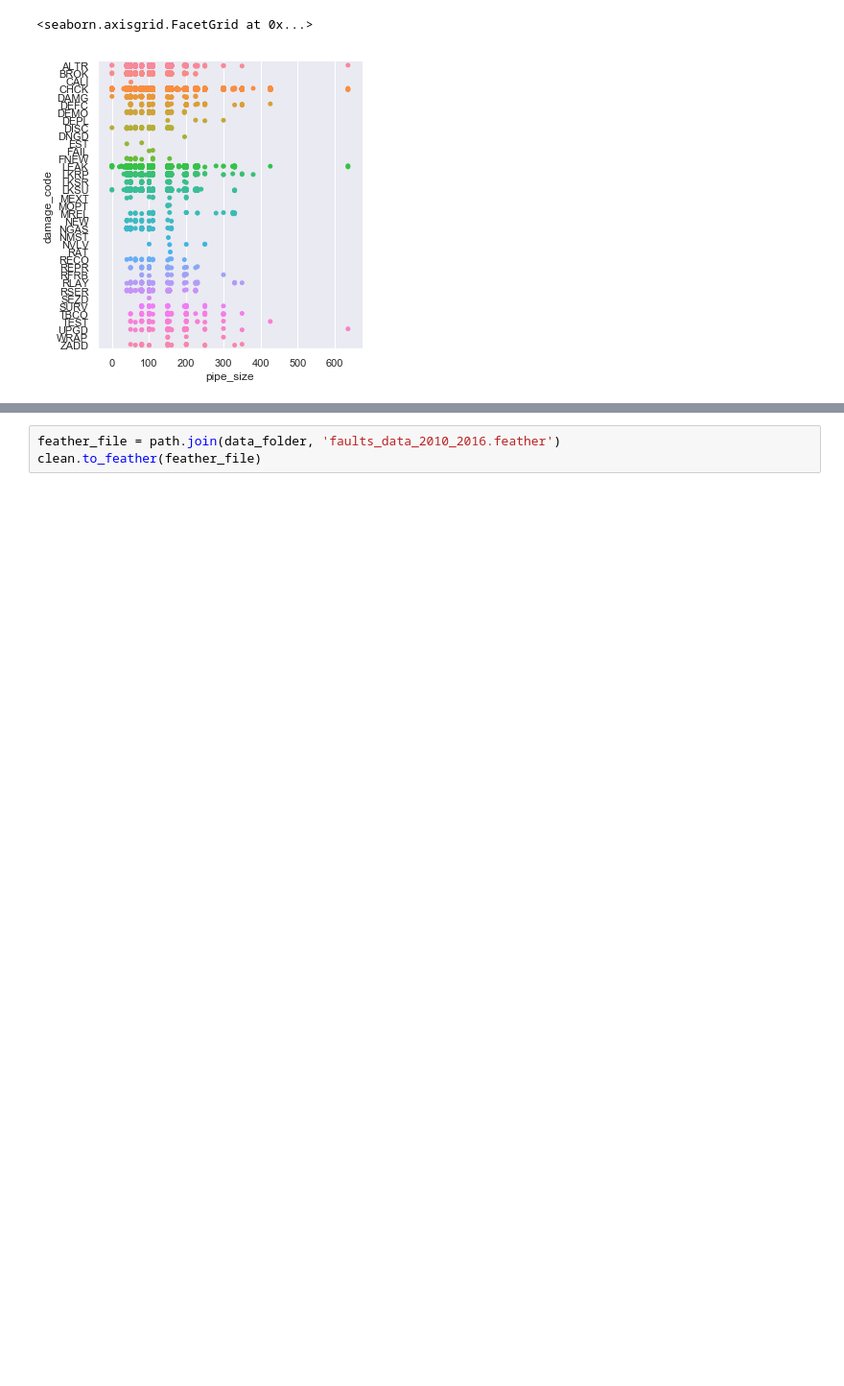
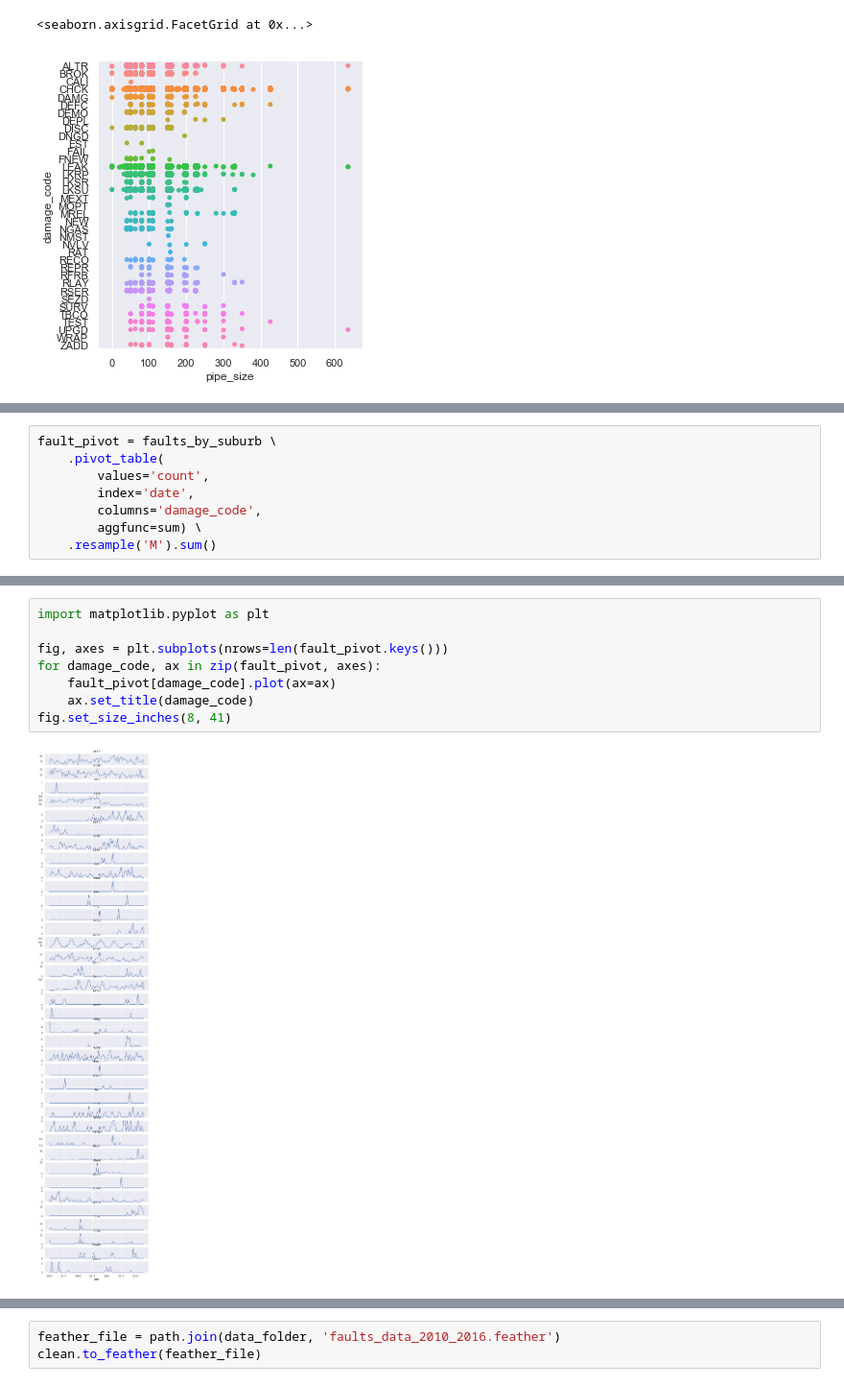
Before and after one commit to core-skills/03-zero-to-data-science, a Jupyter notebook: notebooks/am2-individual-data.ipynb, the cells around one changed output, grey strips where cells are left out. Shown at 96% size. Cells and saved outputs as stored; diff of their text form; blank space fills up the shorter version.

```diff
--- a/notebooks/am2-individual-data.ipynb
+++ b/notebooks/am2-individual-data.ipynb
@@ -365,0 +380,8 @@ seaborn.catplot(x='pipe_size', y='damage_code', data=clean)
+# %%
+fault_pivot = faults_by_suburb \
+    .pivot_table(
+        values='count',
+        index='date',
+        columns='damage_code',
+        aggfunc=sum) \
+    .resample('M').sum()
@@ -366 +399,11 @@ seaborn.catplot(x='pipe_size', y='damage_code', data=clean)
+# %%
+import matplotlib.pyplot as plt
+
+fig, axes = plt.subplots(nrows=len(fault_pivot.keys()))
+for damage_code, ax in zip(fault_pivot, axes):
+    fault_pivot[damage_code].plot(ax=ax)
+    ax.set_title(damage_code)
+fig.set_size_inches(8, 41)
+# %% [output]
+[figure, added]
 # %% [markdown]
```
Also changed, not shown: parts of 16 cells of this notebook, 2 other files.
